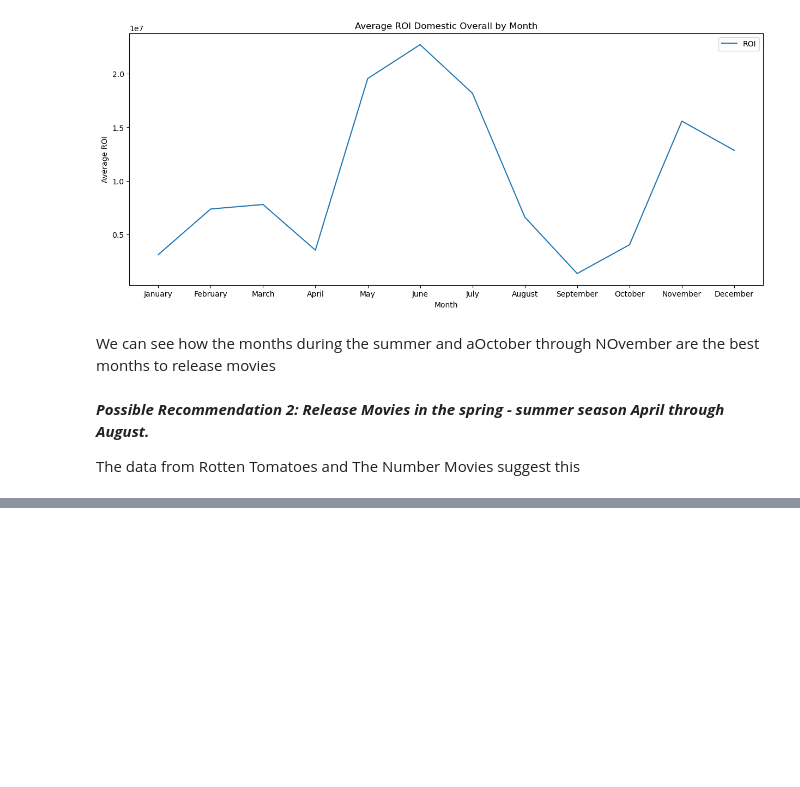
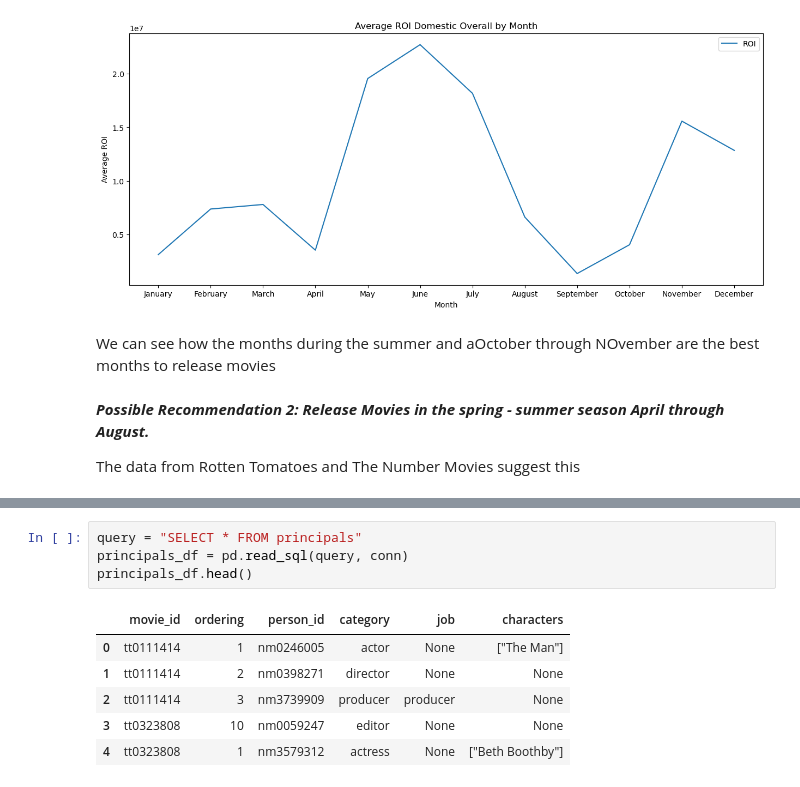
Before and after one commit to CrisThatOneCris/dsc-phase-1-project-v2-4, a Jupyter notebook: exploratory.ipynb, the cells around one changed output, grey strips where cells are left out. Drawn from its saved outputs; the diff is of its cells as text; blank space fills up the shorter version.

```diff
--- a/exploratory.ipynb
+++ b/exploratory.ipynb
@@ -866,0 +967,11 @@ The data from Rotten Tomatoes and The Number Movies suggest this
+# %%
+query = "SELECT * FROM principals"
+principals_df = pd.read_sql(query, conn)
+principals_df.head()
+# %% [output]
+|  | movie_id | ordering | person_id | category | job | characters |
+| 0 | tt0111414 | 1 | nm0246005 | actor | None | ["The Man"] |
+| 1 | tt0111414 | 2 | nm0398271 | director | None | None |
+| 2 | tt0111414 | 3 | nm3739909 | producer | producer | None |
+| 3 | tt0323808 | 10 | nm0059247 | editor | None | None |
+| 4 | tt0323808 | 1 | nm3579312 | actress | None | ["Beth Boothby"] |
```
Also changed, not shown: parts of 19 cells of this notebook.
